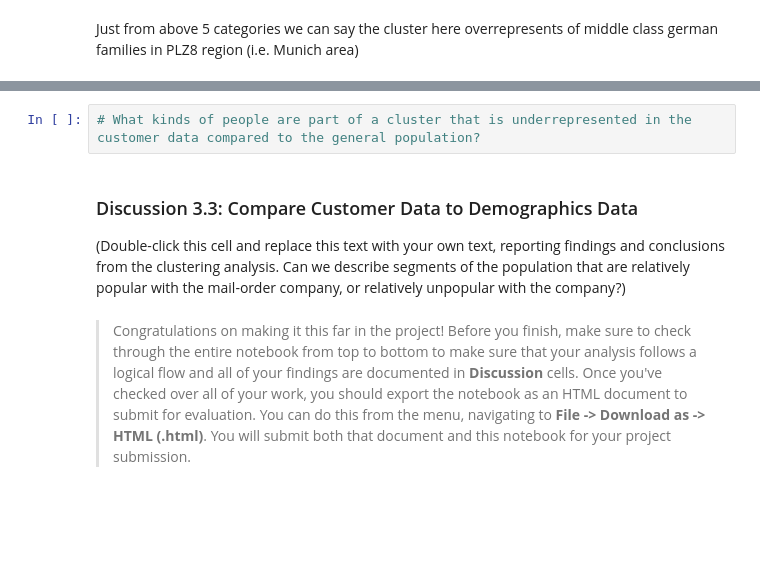
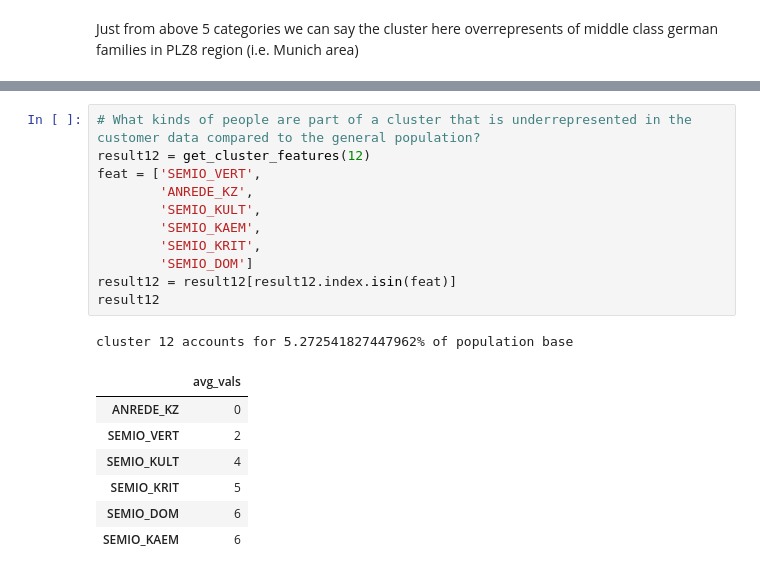
Before and after one commit to marooned20/identify-customer-segments, a Jupyter notebook: Identify_Customer_Segments.ipynb, the cells around one changed output, grey strips where cells are left out. Drawn from its saved outputs; the diff is of its cells as text; blank space fills up the shorter version.

```diff
--- a/Identify_Customer_Segments.ipynb
+++ b/Identify_Customer_Segments.ipynb
@@ -1102,8 +1137,20 @@ Just from above 5 categories we can say the cluster here overrepresents of middl
 # %%
 # What kinds of people are part of a cluster that is underrepresented in the customer data compared to the general population?
+result12 = get_cluster_features(12)
+feat = ['SEMIO_VERT',
+        'ANREDE_KZ',
+        'SEMIO_KULT',
+        'SEMIO_KAEM',
+        'SEMIO_KRIT',
+        'SEMIO_DOM']
+result12 = result12[result12.index.isin(feat)]
+result12
+# %% [output]
+cluster 12 accounts for 5.272541827447962% of population base
+|  | avg_vals |
+| ANREDE_KZ | 0 |
+| SEMIO_VERT | 2 |
+| SEMIO_KULT | 4 |
+| SEMIO_KRIT | 5 |
+| SEMIO_DOM | 6 |
+| SEMIO_KAEM | 6 |
-# %% [markdown]
-### Discussion 3.3: Compare Customer Data to Demographics Data
-
-(Double-click this cell and replace this text with your own text, reporting findings and conclusions from the clustering analysis. Can we describe segments of the population that are relatively popular with the mail-order company, or relatively unpopular with the company?)
-# %% [markdown]
-> Congratulations on making it this far in the project! Before you finish, make sure to check through the entire notebook from top to bottom to make sure that your analysis follows a logical flow and all of your findings are documented in **Discussion** cells. Once you've checked over all of your work, you should export the notebook as an HTML document to submit for evaluation. You can do this from the menu, navigating to **File -> Download as -> HTML (.html)**. You will submit both that document and this notebook for your project submission.
```
Also changed, not shown: parts of 13 cells of this notebook, 1 other file.
